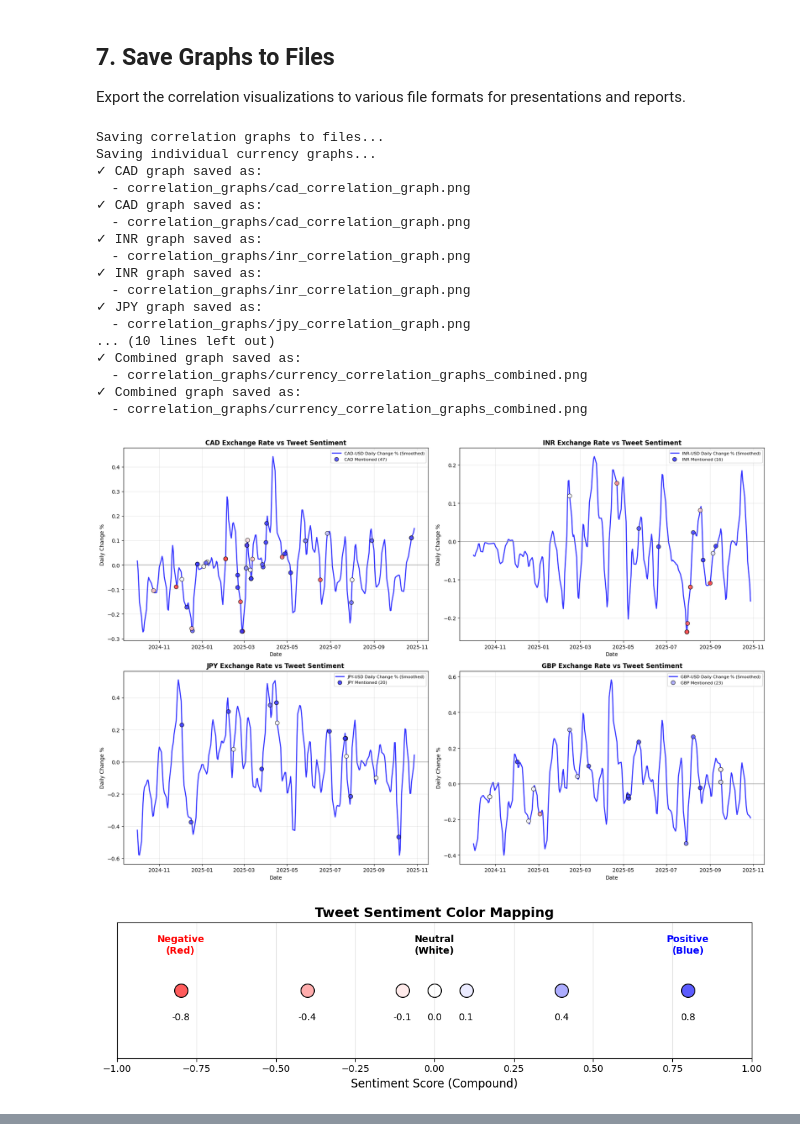
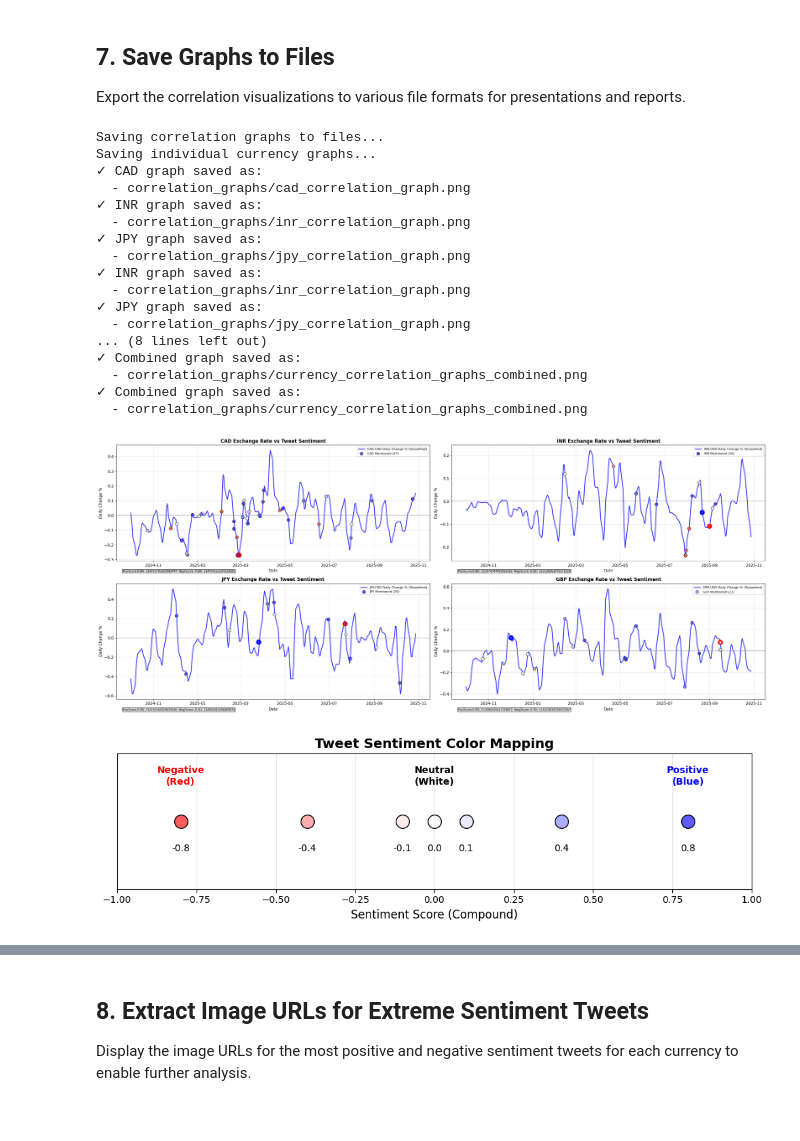
Before and after one commit to condad/mma, a Jupyter notebook: 823/currency_correlation_graphs.ipynb, the cells around one changed output, grey strips where cells are left out. Saved outputs shown, nothing was run; the diff lists cells and outputs as text; code cells hidden in the pictures.

Commit message:
Add 823 presentation graphs

```diff
--- a/823/currency_correlation_graphs.ipynb
+++ b/823/currency_correlation_graphs.ipynb
@@ -217,6 +217,7 @@ def create_currency_plot(currency_code, currency_name, ax):
     valid_tweet_dates = []
     tweet_curve_values = []
     valid_sentiments = []
+    valid_tweet_data = []  # Store complete tweet data for labeling
 
     # Get smoothed curve data
     curve_dates = valid_dates
@@ -229,7 +230,7 @@ def create_currency_plot(currency_code, currency_name, ax):
         curve_interp = interp1d(curve_dates_num, curve_values, kind='linear',
                                bounds_error=False, fill_value='extrapolate')
 
-        for _, tweet in currency_tweets.iterrows():
+        for idx, tweet in currency_tweets.iterrows():
             tweet_date = pd.to_datetime(tweet['date'])
             tweet_date_str = tweet_date.strftime('%Y-%m-%d')
 
@@ -243,6 +244,14 @@ def create_currency_plot(currency_code, currency_name, ax):
                 valid_tweet_dates.append(change_lookup[tweet_date_str]['datetime'])
                 tweet_curve_values.append(curve_y_value)
                 valid_sentiments.append(tweet['sentiment_compound'])
+                valid_tweet_data.append({
+                    'id': tweet['id'] if 'id' in tweet else idx,  # Use actual tweet ID if available
+                    'index': idx,
+                    'date': change_lookup[tweet_date_str]['datetime'],
+                    'curve_value': curve_y_value,
+                    'sentiment': tweet['sentiment_compound'],
+                    'text': tweet['text'][:50] + '...' if len(tweet['text']) > 50 else tweet['text']
+                })
 
     # Create sentiment-based colors
     if valid_sentiments:
@@ -264,6 +273,32 @@ def create_currency_plot(currency_code, currency_name, ax):
                   c=colors, s=60, alpha=0.9, zorder=5, edgecolors='black', linewidth=0.8,
                   label=f'{currency_code} Mentioned ({len(valid_tweet_dates)})')
 
+        # Find and highlight the most positive and most negative tweets
+        extreme_tweet_info = ""
+        if len(valid_tweet_data) > 0:
+            # Find most positive and most negative tweets
+            sentiments = [tweet['sentiment'] for tweet in valid_tweet_data]
+            most_positive_idx = np.argmax(sentiments)
+            most_negative_idx = np.argmin(sentiments)
+
+            # Add bold outline to most positive tweet dot
+            if sentiments[most_positive_idx] > 0.05:  # Only highlight if actually positive
+                pos_tweet = valid_tweet_data[most_positive_idx]
+                ax.scatter([pos_tweet['date']], [pos_tweet['curve_value']],
+                          s=80, facecolors='none', edgecolors='blue', linewidth=4, zorder=10)
+                extreme_tweet_info += f"Pos(Score:{pos_tweet['sentiment']:.2f}): {pos_tweet['id']}  "
+
+            # Add bold outline to most negative tweet dot
+            if sentiments[most_negative_idx] < -0.05:  # Only highlight if actually negative
+                neg_tweet = valid_tweet_data[most_negative_idx]
+                ax.scatter([neg_tweet['date']], [neg_tweet['curve_value']],
+                          s=80, facecolors='none', edgecolors='red', linewidth=4, zorder=10)
+                extreme_tweet_info += f"Neg(Score:{neg_tweet['sentiment']:.2f}): {neg_tweet['id']}"
+        # Add tweet ID information below the plot
+        if extreme_tweet_info:
+            ax.text(0.02, -0.08, extreme_tweet_info.strip(), transform=ax.transAxes,
+                   fontsize=7, verticalalignment='top', bbox=dict(boxstyle='round,pad=0.2',
+                   facecolor='lightgray', alpha=0.8))
     ax.set_title(f'{currency_code} Exchange Rate vs Tweet Sentiment', fontsize=12, fontweight='bold')
     ax.set_xlabel('Date')
     ax.set_ylabel('Daily Change %')
@@ -360,13 +395,14 @@ currencies = [
 
 print("Saving individual currency graphs...")
 for currency_code, currency_name in currencies:
-    # Create individual figure for each currency
-    fig, ax = plt.subplots(1, 1, figsize=(12, 8))
+    # Create individual figure for each currency (wide format for PowerPoint)
+    fig, ax = plt.subplots(1, 1, figsize=(16, 6))
 
     # Create the plot for this currency
     create_currency_plot(currency_code, currency_name, ax)
 
     plt.tight_layout()
+    plt.subplots_adjust(bottom=0.1)  # Reduced space for compact tweet ID info
 
     # Save in PNG format only
     filename_base = f'correlation_graphs/{currency_code.lower()}_correlation_graph'
@@ -378,7 +414,7 @@ for currency_code, currency_name in currencies:
 
 # Now create and save the combined 4-currency graph
 print("\nSaving combined correlation graph...")
-fig, ((ax1, ax2), (ax3, ax4)) = plt.subplots(2, 2, figsize=(18, 12))
+fig, ((ax1, ax2), (ax3, ax4)) = plt.subplots(2, 2, figsize=(24, 10))
 
 # Create plots for major currencies
 create_currency_plot('CAD', 'Canadian Dollar', ax1)
@@ -428,39 +464,39 @@ ax_legend.grid(True, axis='x', alpha=0.3)
 
 plt.tight_layout()
 plt.savefig('correlation_graphs/sentiment_legend.png', dpi=300, bbox_inches='tight')
 plt.show()
 
 print("✓ Sentiment legend saved as correlation_graphs/sentiment_legend.png")
 print("\n=== Visualization Export Complete ===")
 print("Individual currency graphs saved:")
 print("  - correlation_graphs/cad_correlation_graph.png")
 print("  - correlation_graphs/inr_correlation_graph.png")
 print("  - correlation_graphs/jpy_correlation_graph.png")
 print("  - correlation_graphs/gbp_correlation_graph.png")
 print("Combined graph saved:")
 print("  - correlation_graphs/currency_correlation_graphs_combined.png")
 print("Legend saved:")
 print("  - correlation_graphs/sentiment_legend.png")
 print("\nAll graphs have been generated and saved as PNG files in the correlation_graphs folder.")
 # %% [output]
 Saving correlation graphs to files...
 Saving individual currency graphs...
 ✓ CAD graph saved as:
   - correlation_graphs/cad_correlation_graph.png
-✓ CAD graph saved as:
-  - correlation_graphs/cad_correlation_graph.png
-✓ INR graph saved as:
-  - correlation_graphs/inr_correlation_graph.png
 ✓ INR graph saved as:
   - correlation_graphs/inr_correlation_graph.png
 ✓ JPY graph saved as:
   - correlation_graphs/jpy_correlation_graph.png
-... (10 lines left out)
+✓ INR graph saved as:
+  - correlation_graphs/inr_correlation_graph.png
+✓ JPY graph saved as:
+  - correlation_graphs/jpy_correlation_graph.png
+... (8 lines left out)
 ✓ Combined graph saved as:
   - correlation_graphs/currency_correlation_graphs_combined.png
 ✓ Combined graph saved as:
   - correlation_graphs/currency_correlation_graphs_combined.png
-[figure, old version]
+[figure, new version]
 [figure]
 ✓ Sentiment legend saved as correlation_graphs/sentiment_legend.png
 
@@ -476,3 +512,7 @@ Legend saved:
   - correlation_graphs/sentiment_legend.png
 
 All graphs have been generated and saved as PNG files in the correlation_graphs folder.
+# %% [markdown]
+## 8. Extract Image URLs for Extreme Sentiment Tweets
+
+Display the image URLs for the most positive and negative sentiment tweets for each currency to enable further analysis.
```
Also changed, not shown: parts of 3 cells of this notebook, 10 other files.
